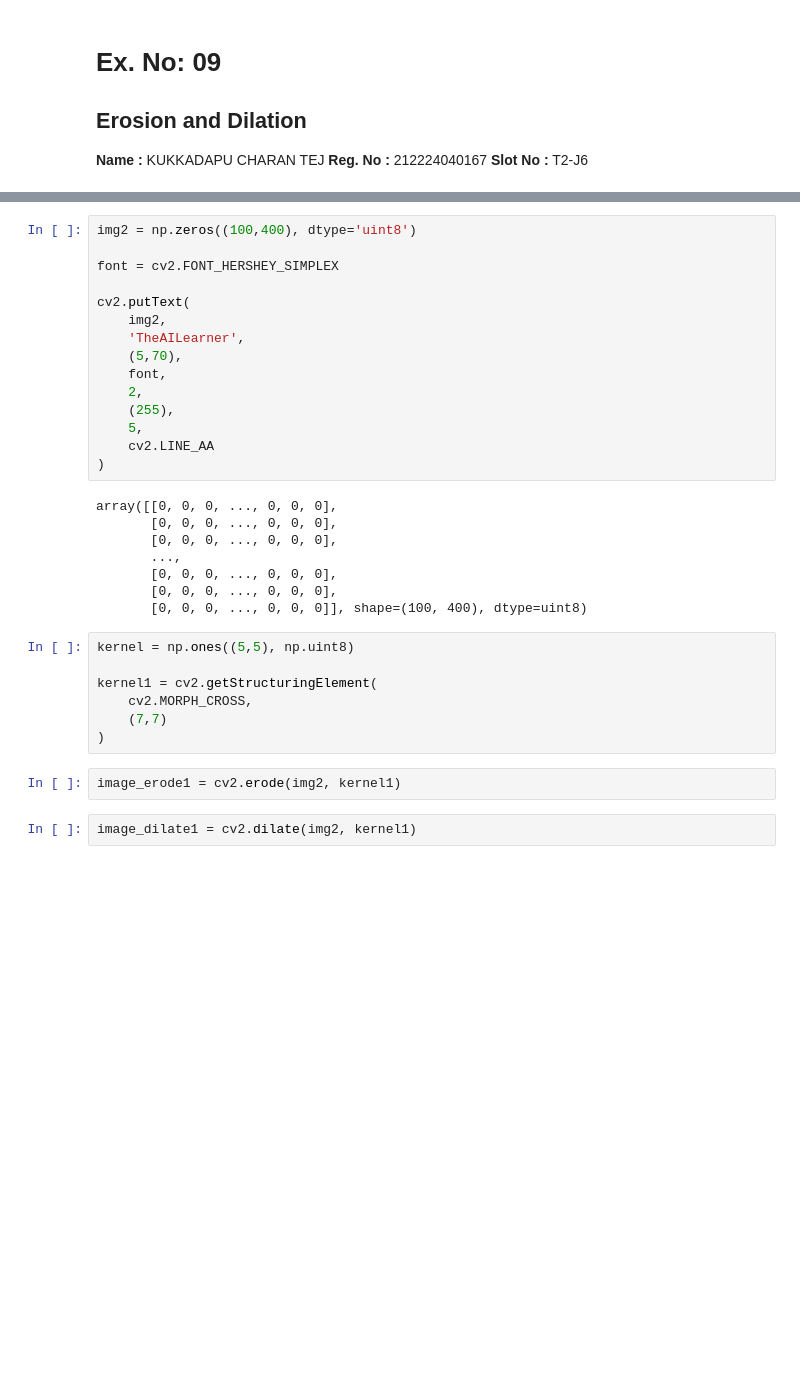
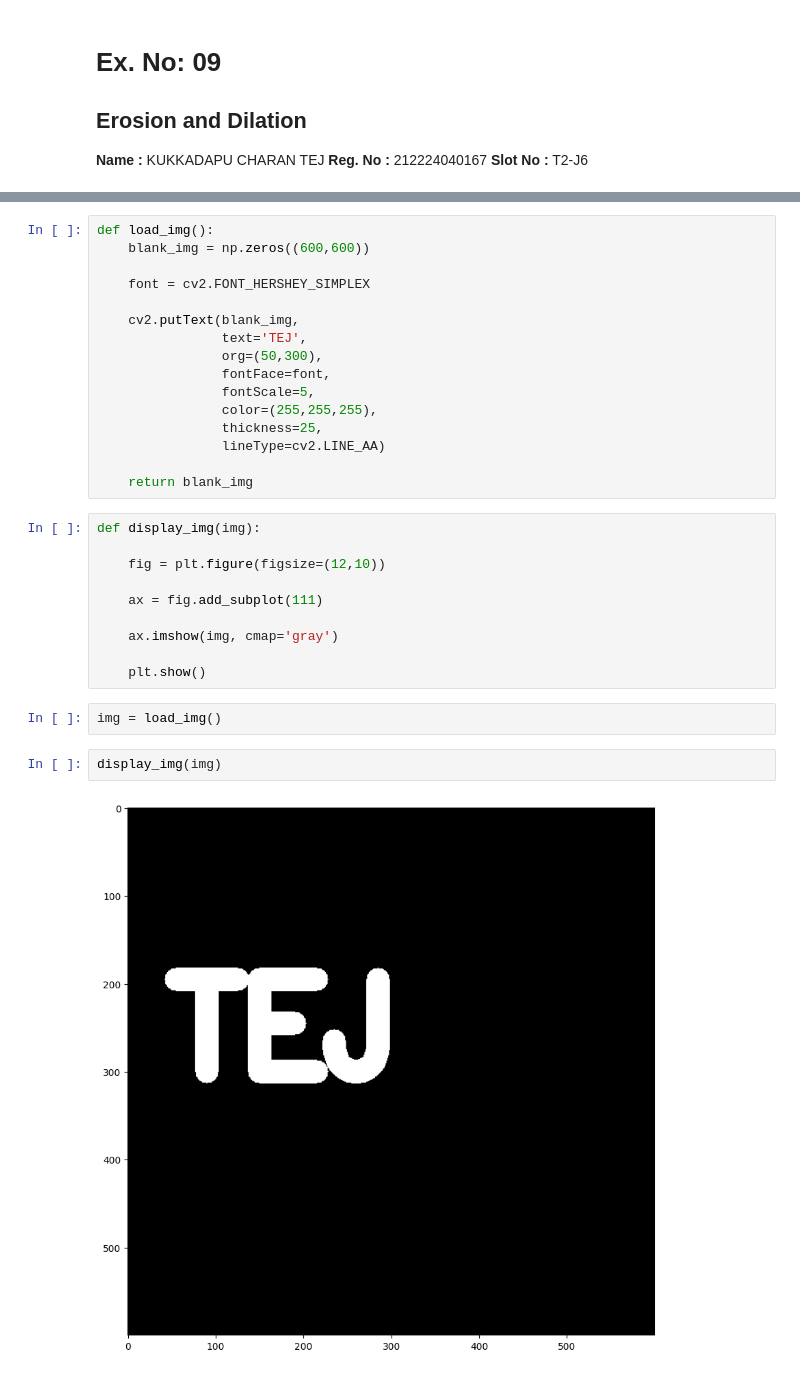
Before and after one commit to CHARANTEJ-KUKKADAPU/ERODE-AND-DILUTE, a Jupyter notebook: erosion and dilation.ipynb, the cells around one changed output, grey strips where cells are left out. Saved outputs shown, nothing was run; the diff lists cells and outputs as text; blank space fills up the shorter version.

```diff
--- a/erosion and dilation.ipynb
+++ b/erosion and dilation.ipynb
@@ -14,35 +14,33 @@ from matplotlib import pyplot as plt
 # %%
-img2 = np.zeros((100,400), dtype='uint8')
+def load_img():
+    blank_img = np.zeros((600,600))
 
-font = cv2.FONT_HERSHEY_SIMPLEX
+    font = cv2.FONT_HERSHEY_SIMPLEX
 
-cv2.putText(
-    img2,
-    'TheAILearner',
-    (5,70),
-    font,
-    2,
-    (255),
-    5,
-    cv2.LINE_AA
-)
+    cv2.putText(blank_img,
+                text='TEJ',
+                org=(50,300),
+                fontFace=font,
+                fontScale=5,
+                color=(255,255,255),
+                thickness=25,
+                lineType=cv2.LINE_AA)
+
+    return blank_img
-# %% [output]
-array([[0, 0, 0, ..., 0, 0, 0],
-       [0, 0, 0, ..., 0, 0, 0],
-       [0, 0, 0, ..., 0, 0, 0],
-       ...,
-       [0, 0, 0, ..., 0, 0, 0],
-       [0, 0, 0, ..., 0, 0, 0],
-       [0, 0, 0, ..., 0, 0, 0]], shape=(100, 400), dtype=uint8)
 # %%
-kernel = np.ones((5,5), np.uint8)
+def display_img(img):
 
-kernel1 = cv2.getStructuringElement(
-    cv2.MORPH_CROSS,
-    (7,7)
-)
+    fig = plt.figure(figsize=(12,10))
+
+    ax = fig.add_subplot(111)
+
+    ax.imshow(img, cmap='gray')
+
+    plt.show()
 # %%
-image_erode1 = cv2.erode(img2, kernel1)
+img = load_img()
 # %%
-image_dilate1 = cv2.dilate(img2, kernel1)
+display_img(img)
+# %% [output]
+[figure, added]
 # %%
```
Also changed, not shown: parts of 7 cells of this notebook.
